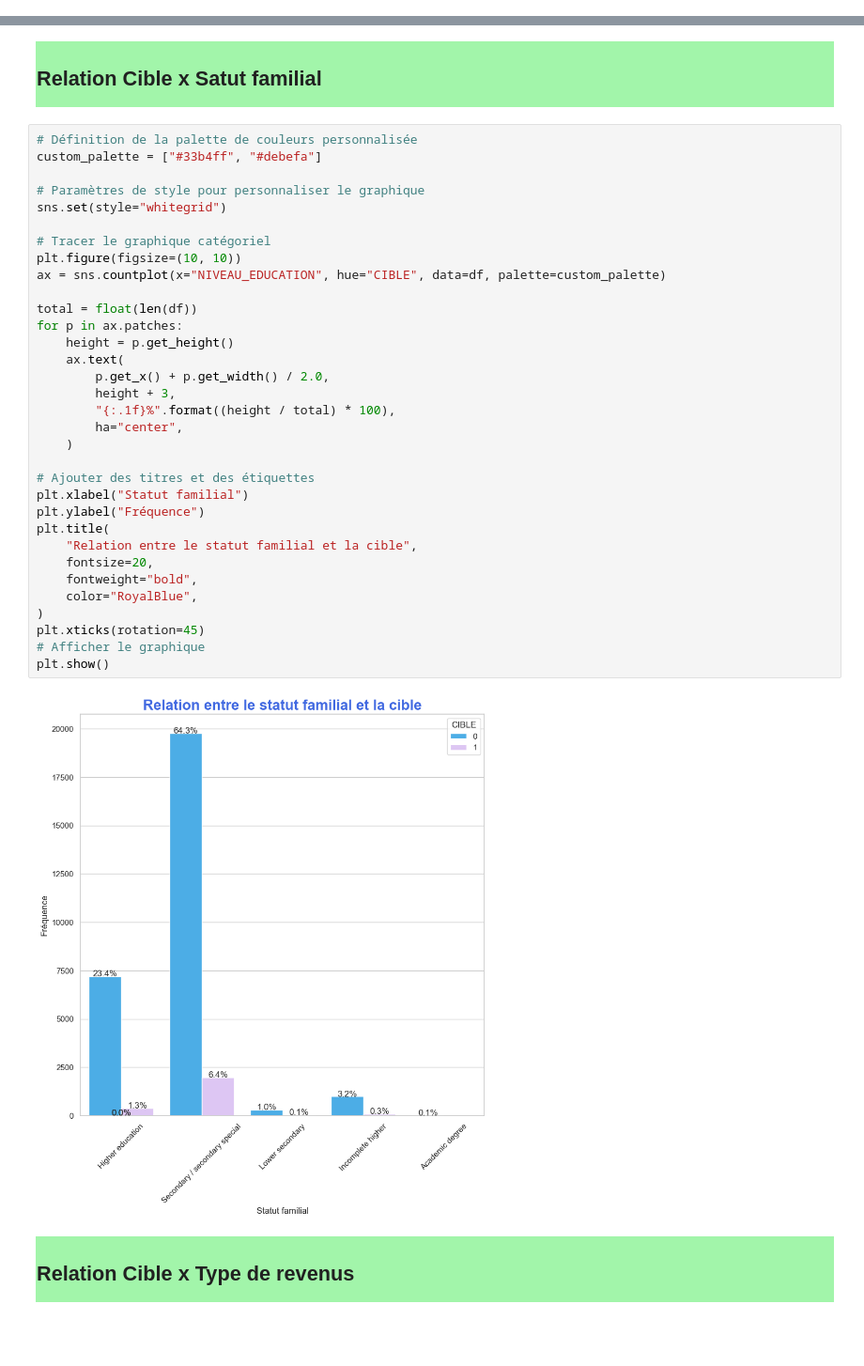
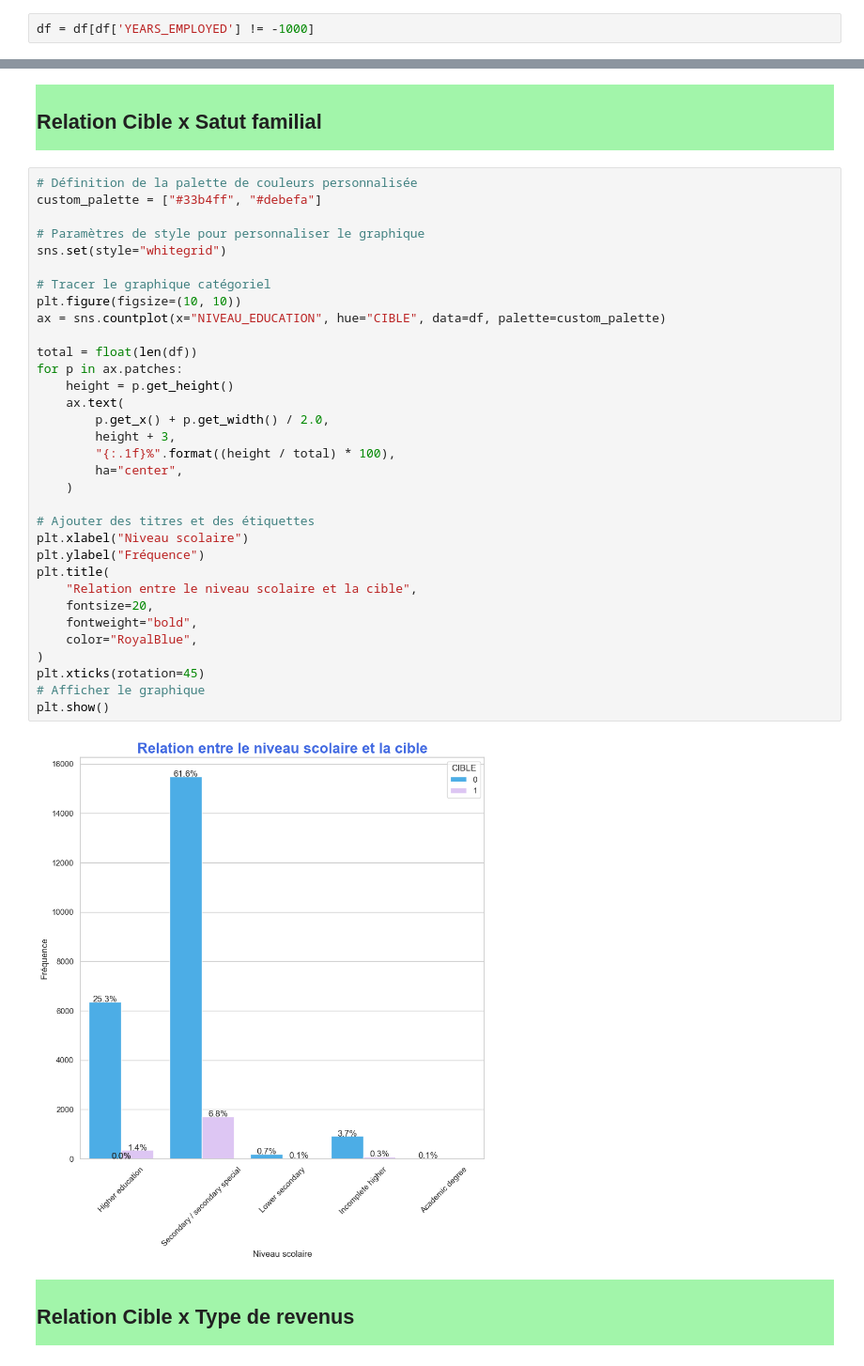
Before and after one commit to Rukiakuchiki92/p7-ml, a Jupyter notebook: 020_P07_Analyse exploratoire.ipynb, the cells around one changed output, grey strips where cells are left out. Shown at 94% size. Saved outputs shown, nothing was run; the diff lists cells and outputs as text; blank space fills up the shorter version.

```diff
--- a/020_P07_Analyse exploratoire.ipynb
+++ b/020_P07_Analyse exploratoire.ipynb
@@ -330,2 +340,4 @@ df[df['YEARS_EMPLOYED']==-1000]
 | 30749 | Cash loans | 60 | 437079 | 0 | Widow | -1000 | 270000.0 | ... |
 5605 rows × 20 columns
+# %%
+df = df[df['YEARS_EMPLOYED'] != -1000]
@@ -518,36 +538,36 @@ plt.show()
 custom_palette = ["#33b4ff", "#debefa"]
 
 # Paramètres de style pour personnaliser le graphique
 sns.set(style="whitegrid")
 
 # Tracer le graphique catégoriel
 plt.figure(figsize=(10, 10))
 ax = sns.countplot(x="NIVEAU_EDUCATION", hue="CIBLE", data=df, palette=custom_palette)
 
 total = float(len(df))
 for p in ax.patches:
     height = p.get_height()
     ax.text(
         p.get_x() + p.get_width() / 2.0,
         height + 3,
         "{:.1f}%".format((height / total) * 100),
         ha="center",
     )
 
 # Ajouter des titres et des étiquettes
-plt.xlabel("Statut familial")
+plt.xlabel("Niveau scolaire")
 plt.ylabel("Fréquence")
 plt.title(
-    "Relation entre le statut familial et la cible",
+    "Relation entre le niveau scolaire et la cible",
     fontsize=20,
     fontweight="bold",
     color="RoyalBlue",
 )
 plt.xticks(rotation=45)
 # Afficher le graphique
 plt.show()
 # %% [output]
-[figure, old version]
+[figure, new version]
 # %% [markdown]
 <div style="background-color:#a2f5aa; padding: 1px; max-width: 800px;">
     <h2>
```
Also changed, not shown: parts of 32 cells of this notebook, 57 other files.
